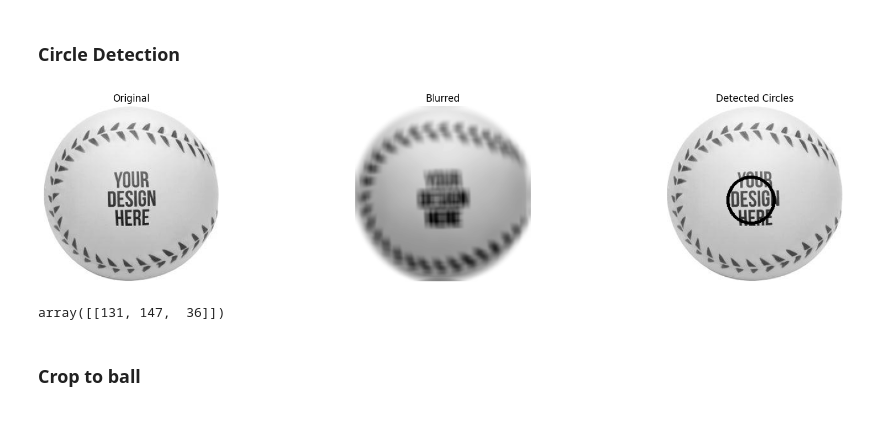
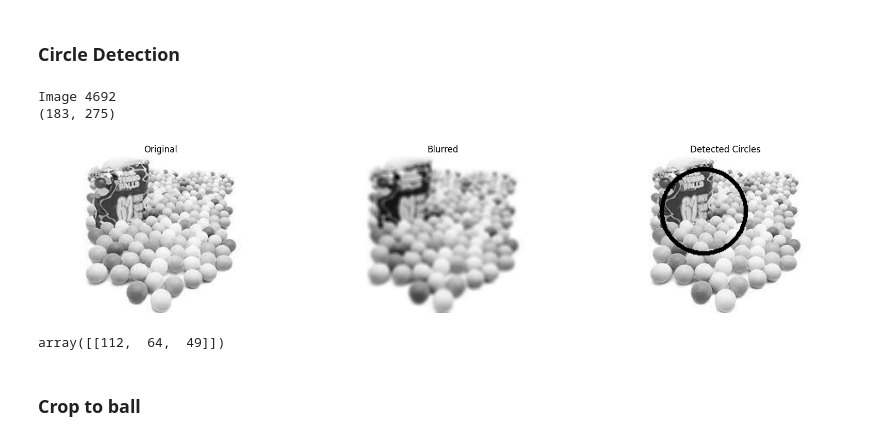
Before and after one commit to taylorj8/final_project, a Jupyter notebook: FinalProject.ipynb, the cells around one changed output. Drawn from its saved outputs; the diff is of its cells as text; code cells hidden in the pictures.

```diff
--- a/FinalProject.ipynb
+++ b/FinalProject.ipynb
@@ -48,57 +52,76 @@ plt.show()
 ### Circle Detection
 # %%
 import cv2
+import sys
 
 
-def detect_circles(image: np.ndarray, blur: int = 45, show: bool = False) -> np.ndarray:
+def downsample_image(image: np.ndarray) -> np.ndarray:
+    # Downsample the image if its dimensions are larger than 1000
+    max_dim = 1000
+    if max(image.shape) > max_dim:
+        scale = max_dim / max(image.shape)
+        new_size = (int(image.shape[1] * scale), int(image.shape[0] * scale))
+        image = cv2.resize(image, new_size, interpolation=cv2.INTER_AREA)
+    return image
+
+
+def detect_circles(image: np.ndarray, max = sys.maxsize, threshold = 100, show: bool = False) -> np.ndarray:
     circles = [[]]
+    threshold = 100
+    downsampled_image = downsample_image(image)
+    blur = min(downsampled_image.shape) // 35
+    blurred_image = cv2.blur(downsampled_image, (blur, blur))
     while True:
-        blurred_image = cv2.blur(image, (blur, blur))
         circles = cv2.HoughCircles(
             blurred_image,
             cv2.HOUGH_GRADIENT,
-            dp=1.2,
+            dp=1,
             minDist=20,
-            param1=60,
-            param2=60,
+            param1=threshold,
+            param2=threshold,
             minRadius=10,
-            maxRadius=1000
+            maxRadius=min(blurred_image.shape)
         )
-        if circles is not None or blur < 3:
+        if circles is not None or threshold <= 5:
             break
         else:
-            blur -= 2
+            threshold -= 5
 
+    circles = np.round(circles[0, :]).astype("int")
 
     if show:
         circle_image = image.copy()
         if circles is not None:
-            circles = np.round(circles[0, :]).astype("int")
             for (x, y, r) in circles:
                 cv2.circle(circle_image, (x, y), r, (0, 255, 0), 4)
 
         image_list = {
             "Original": image,
             "Blurred": blurred_image,
             "Detected Circles": circle_image
         }
 
         plt.figure(figsize=(20, 4))
         for i, (name, img) in enumerate(image_list.items()):
             plt.subplot(1, 3, i + 1)
             plt.imshow(img, cmap='gray')
             plt.title(name)
             plt.axis('off')
 
         plt.show()
 
-    return circles
+    return circles[:max]
 
 
-detect_circles(train_images[15], show=True)
+rand = np.random.randint(len(train_images))
+print(f"Image {rand}")
+print(train_images[rand].shape)
+detect_circles(train_images[rand], show=True)
 # %% [output]
+Image 4692
+(183, 275)
-[figure, old version]
+[figure, new version]
-array([[131, 147,  36]])
+array([[112,  64,  49]])
 # %% [markdown]
 ### Crop to ball
 # %%
```
Also changed, not shown: parts of 11 cells of this notebook, 1 other file.
